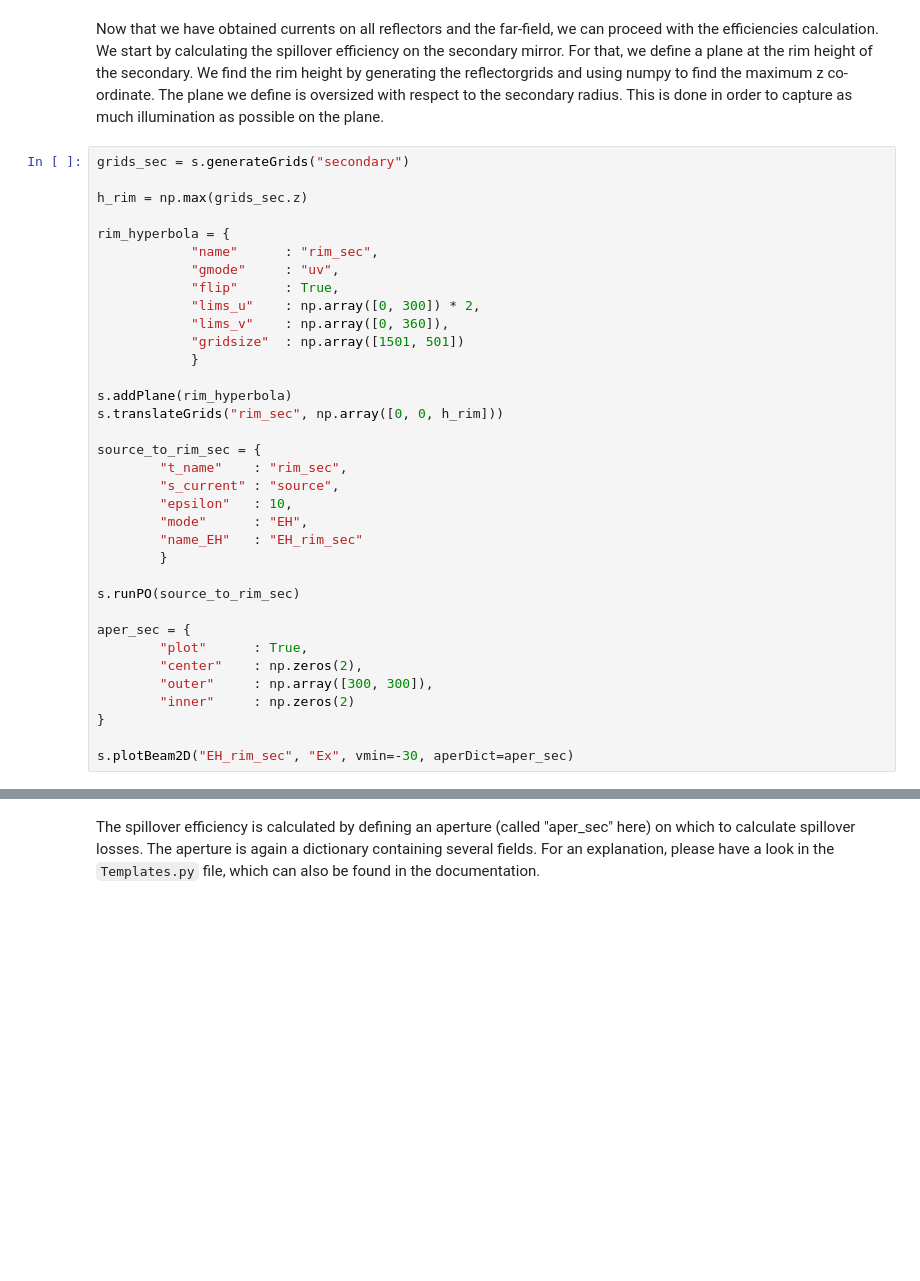
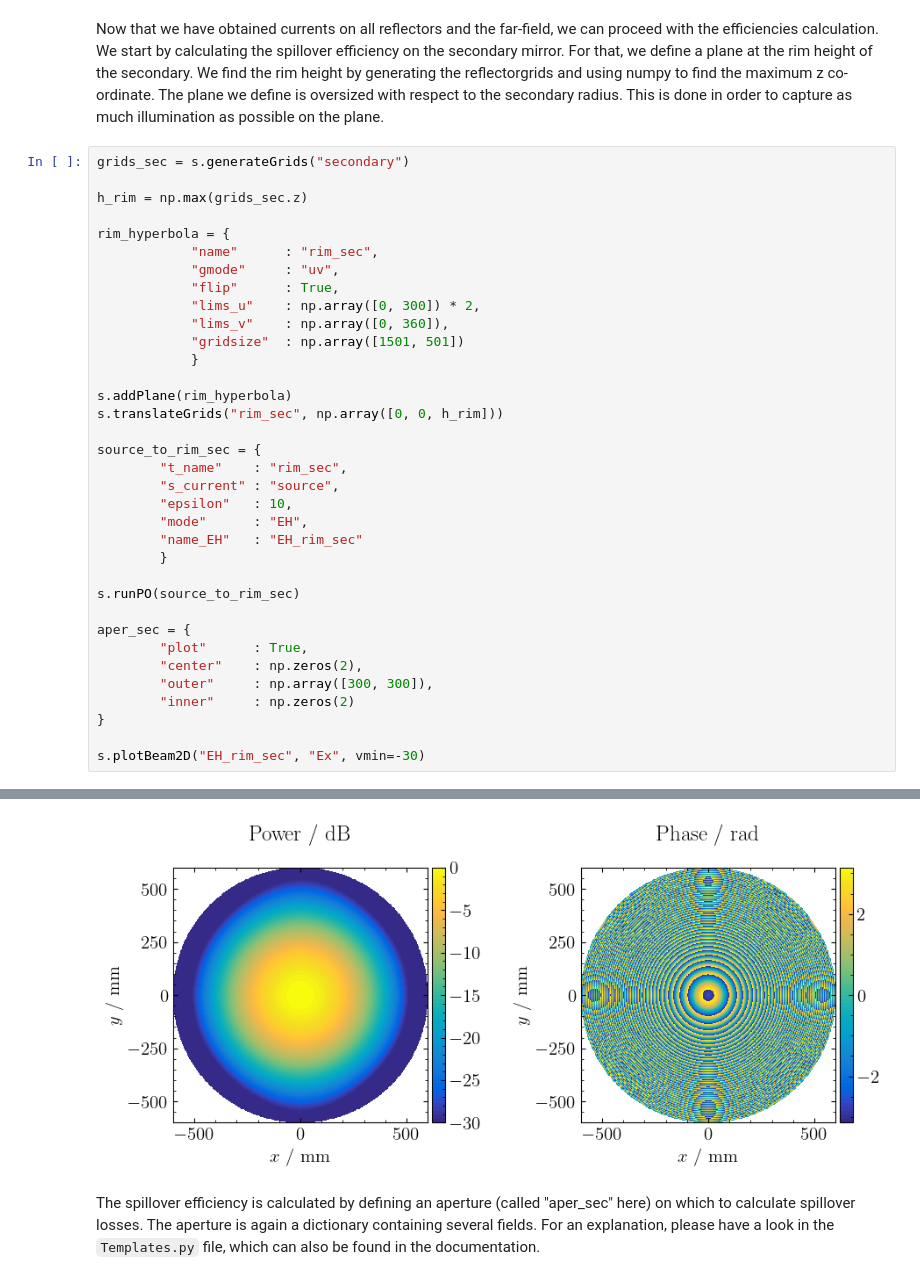
Before and after one commit to PyPO-dev/PyPO, a Jupyter notebook: tutorials/Tutorial5.ipynb, the cells around one changed output, grey strips where cells are left out. Cells and saved outputs as stored; diff of their text form; blank space fills up the shorter version.

```diff
--- a/tutorials/Tutorial5.ipynb
+++ b/tutorials/Tutorial5.ipynb
@@ -173,5 +172,5 @@ aper_sec = {
         "inner"     : np.zeros(2)
 }
 
-s.plotBeam2D("EH_rim_sec", "Ex", vmin=-30, aperDict=aper_sec)
+s.plotBeam2D("EH_rim_sec", "Ex", vmin=-30)
 # %% [output]
@@ -187,3 +184,4 @@ s.plotBeam2D("EH_rim_sec", "Ex", vmin=-30, aperDict=aper_sec)
+[figure, added]
 # %% [markdown]
 The spillover efficiency is calculated by defining an aperture (called "aper_sec" here) on which to calculate spillover losses. The aperture is again a dictionary containing several fields. For an explanation, please have a look in the `Templates.py` file, which can also be found in the documentation.
 # %%
```
Also changed, not shown: parts of 9 cells of this notebook, 29 other files.
